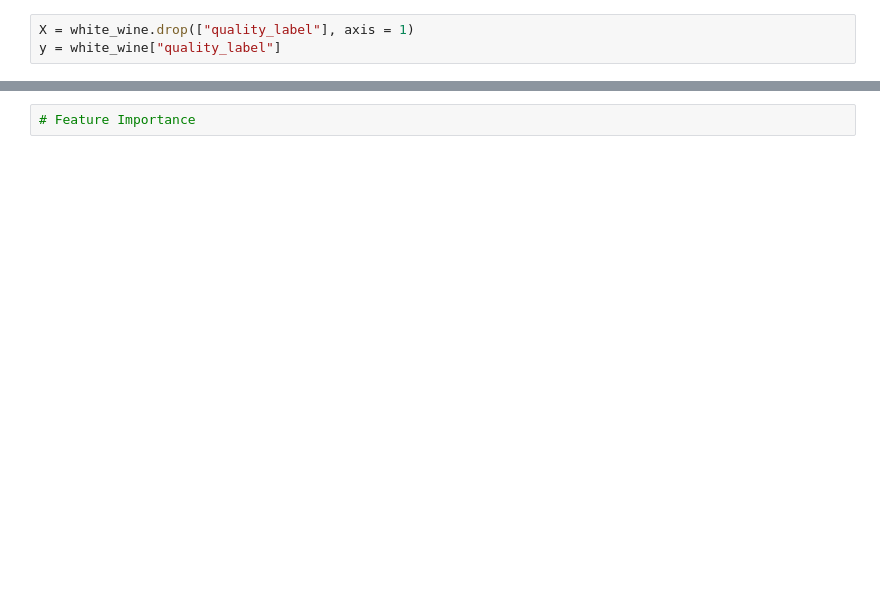
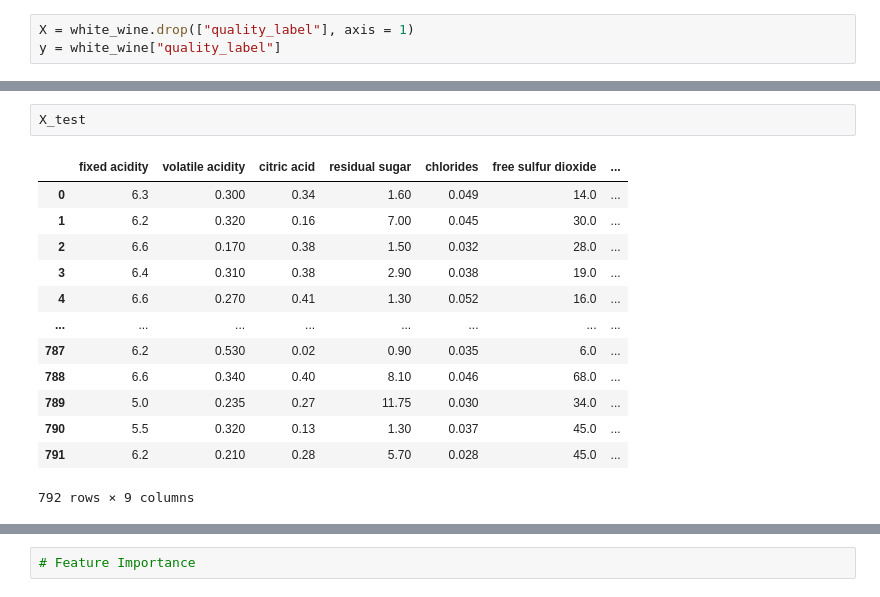
Before and after one commit to roop-kaur/BBVines, a Jupyter notebook: white_wine_ML.ipynb, the cells around one changed output, grey strips where cells are left out. Drawn from its saved outputs; the diff is of its cells as text; blank space fills up the shorter version.

```diff
--- a/white_wine_ML.ipynb
+++ b/white_wine_ML.ipynb
@@ -60,3 +164,19 @@ for train_index, test_index in kf.split(X, y):
+# %%
+X_test
+# %% [output]
+|  | fixed acidity | volatile acidity | citric acid | residual sugar | chlorides | free sulfur dioxide | ... |
+| 0 | 6.3 | 0.300 | 0.34 | 1.60 | 0.049 | 14.0 | ... |
+| 1 | 6.2 | 0.320 | 0.16 | 7.00 | 0.045 | 30.0 | ... |
+| 2 | 6.6 | 0.170 | 0.38 | 1.50 | 0.032 | 28.0 | ... |
+| 3 | 6.4 | 0.310 | 0.38 | 2.90 | 0.038 | 19.0 | ... |
+| 4 | 6.6 | 0.270 | 0.41 | 1.30 | 0.052 | 16.0 | ... |
+| ... | ... | ... | ... | ... | ... | ... | ... |
+| 787 | 6.2 | 0.530 | 0.02 | 0.90 | 0.035 | 6.0 | ... |
+| 788 | 6.6 | 0.340 | 0.40 | 8.10 | 0.046 | 68.0 | ... |
+| 789 | 5.0 | 0.235 | 0.27 | 11.75 | 0.030 | 34.0 | ... |
+| 790 | 5.5 | 0.320 | 0.13 | 1.30 | 0.037 | 45.0 | ... |
+| 791 | 6.2 | 0.210 | 0.28 | 5.70 | 0.028 | 45.0 | ... |
+792 rows × 9 columns
 # %%
 #Logisticregression
 
```
Also changed, not shown: parts of 18 cells of this notebook, 1 other file.
